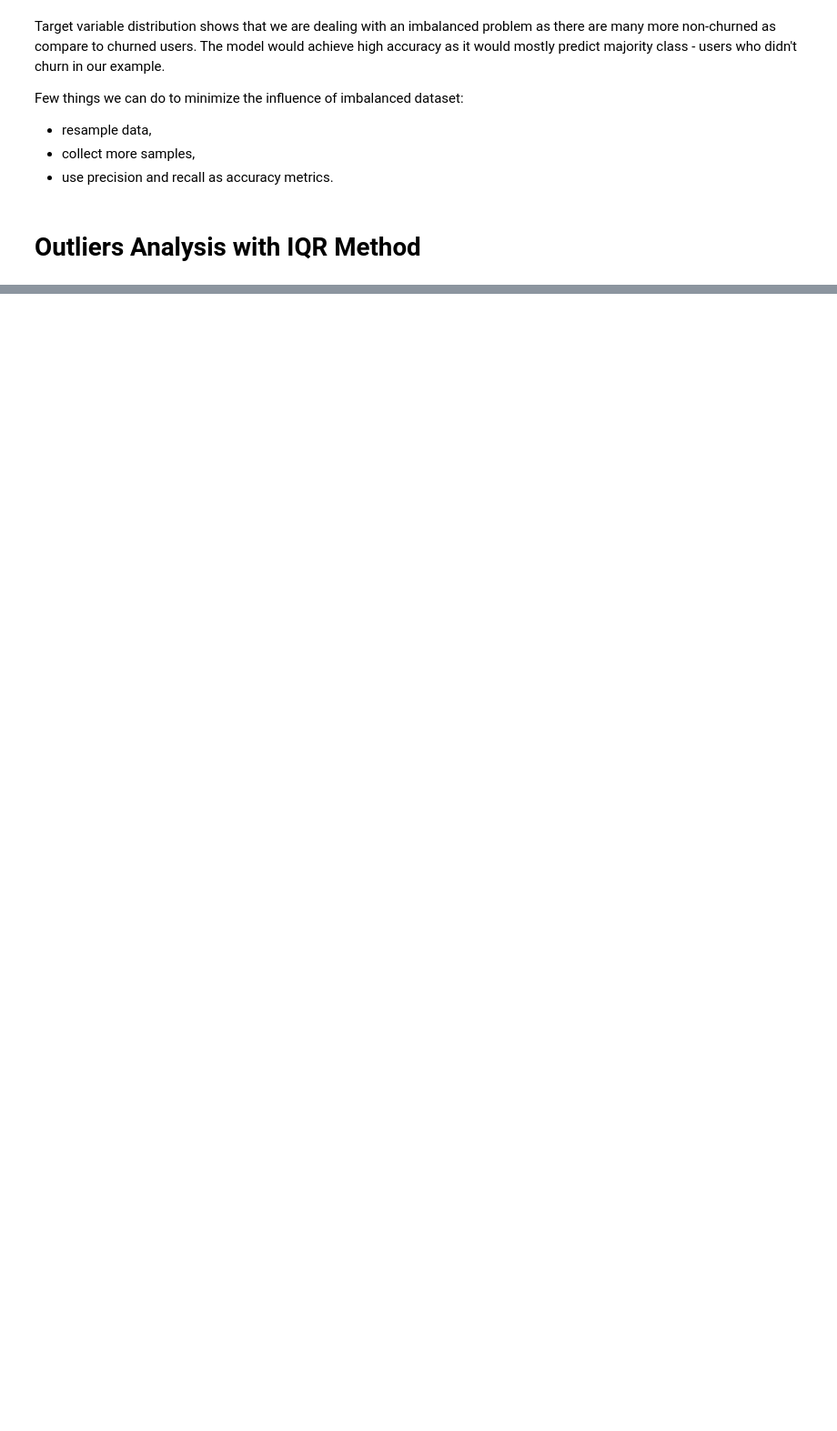
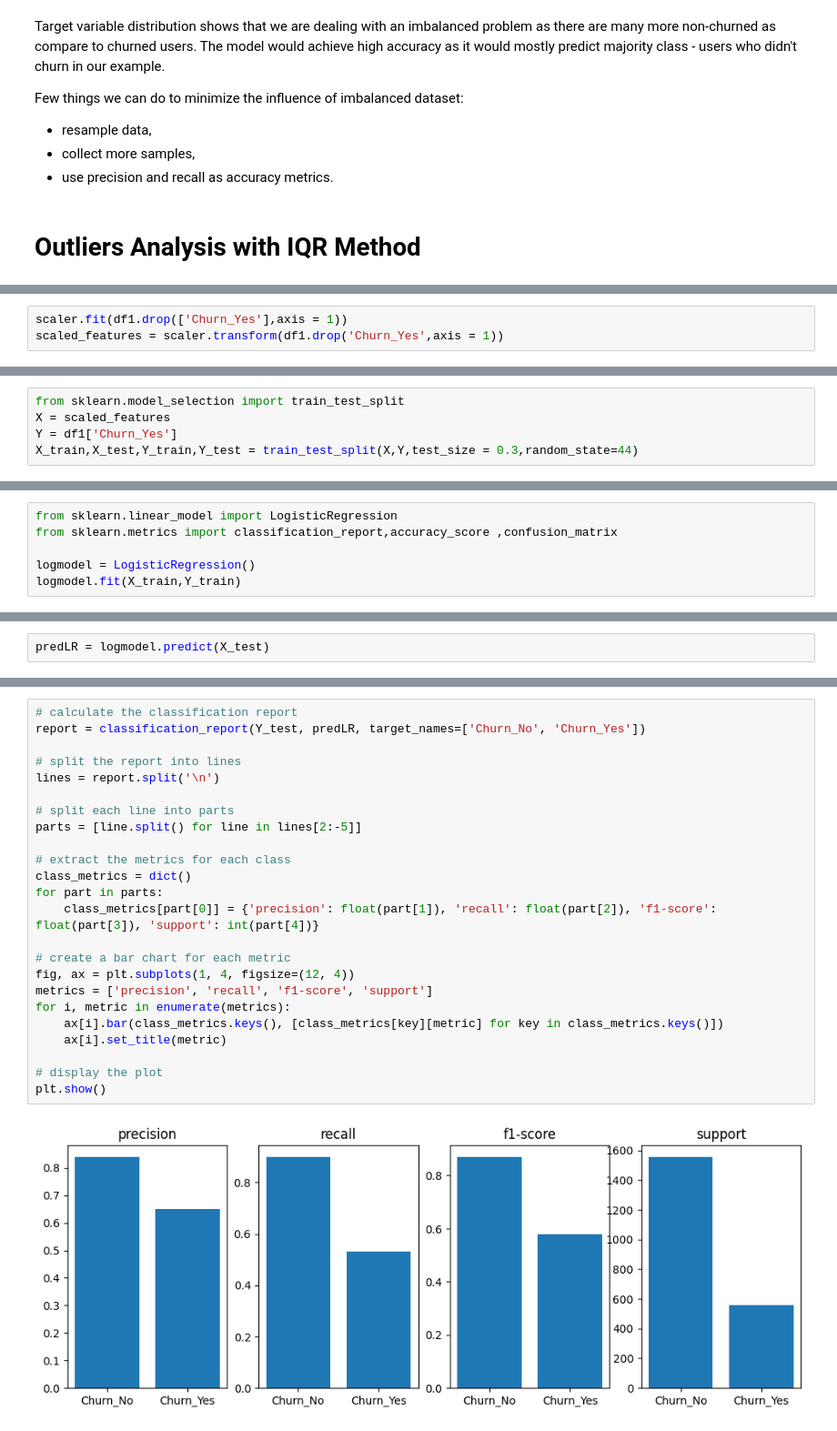
Before and after one commit to sanasabir/Customer-Churn-Prediction, a Jupyter notebook: customerchurnprediction.ipynb, the cells around one changed output, grey strips where cells are left out. Shown at 91% size. Saved outputs shown, nothing was run; the diff lists cells and outputs as text; blank space fills up the shorter version.

Commit message:
Kaggle Notebook | CustomerChurnPrediction | Version 3

```diff
--- a/customerchurnprediction.ipynb
+++ b/customerchurnprediction.ipynb
@@ -298,0 +434,3 @@ Few things we can do to minimize the influence of imbalanced dataset:
+# %%
+scaler.fit(df1.drop(['Churn_Yes'],axis = 1))
+scaled_features = scaler.transform(df1.drop('Churn_Yes',axis = 1))
@@ -298,0 +439,5 @@ Few things we can do to minimize the influence of imbalanced dataset:
+# %%
+from sklearn.model_selection import train_test_split
+X = scaled_features
+Y = df1['Churn_Yes']
+X_train,X_test,Y_train,Y_test = train_test_split(X,Y,test_size = 0.3,random_state=44)
@@ -298,0 +446,6 @@ Few things we can do to minimize the influence of imbalanced dataset:
+# %%
+from sklearn.linear_model import LogisticRegression
+from sklearn.metrics import classification_report,accuracy_score ,confusion_matrix
+
+logmodel = LogisticRegression()
+logmodel.fit(X_train,Y_train)
@@ -298,0 +454,2 @@ Few things we can do to minimize the influence of imbalanced dataset:
+# %%
+predLR = logmodel.predict(X_test)
@@ -298,0 +486,26 @@ Few things we can do to minimize the influence of imbalanced dataset:
+# %%
+# calculate the classification report
+report = classification_report(Y_test, predLR, target_names=['Churn_No', 'Churn_Yes'])
+
+# split the report into lines
+lines = report.split('\n')
+
+# split each line into parts
+parts = [line.split() for line in lines[2:-5]]
+
+# extract the metrics for each class
+class_metrics = dict()
+for part in parts:
+    class_metrics[part[0]] = {'precision': float(part[1]), 'recall': float(part[2]), 'f1-score': float(part[3]), 'support': int(part[4])}
+
+# create a bar chart for each metric
+fig, ax = plt.subplots(1, 4, figsize=(12, 4))
+metrics = ['precision', 'recall', 'f1-score', 'support']
+for i, metric in enumerate(metrics):
+    ax[i].bar(class_metrics.keys(), [class_metrics[key][metric] for key in class_metrics.keys()])
+    ax[i].set_title(metric)
+
+# display the plot
+plt.show()
+# %% [output]
+[figure, added]
```
Also changed, not shown: parts of 52 cells of this notebook.
